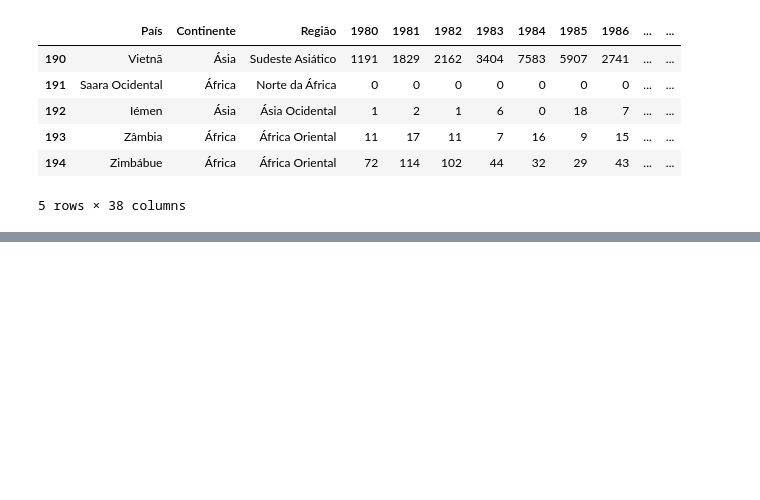
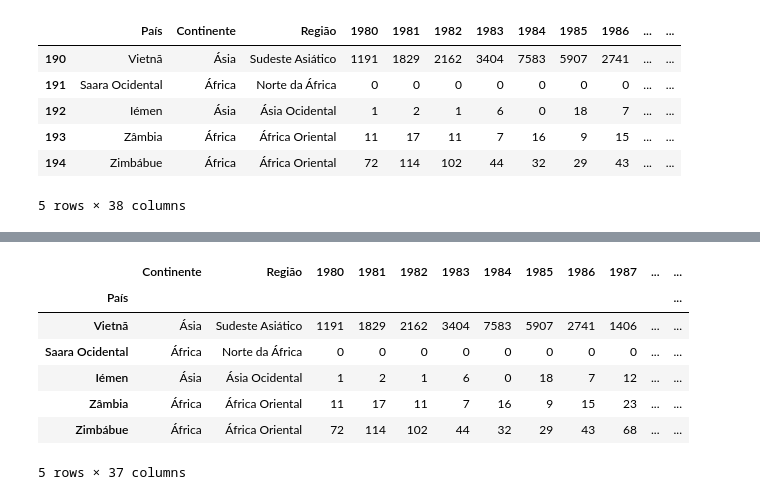
Before and after one commit to Murilosxv/ATIV.-IABD, a Jupyter notebook: aula04.ipynb, the cells around one changed output, grey strips where cells are left out. Drawn from its saved outputs; the diff is of its cells as text; code cells hidden in the pictures; blank space fills up the shorter version.

```diff
--- a/aula04.ipynb
+++ b/aula04.ipynb
@@ -15,0 +49,12 @@ dados.tail()
+# %%
+anos
+dados.tail(5)
+# %% [output]
+|  | Continente | Região | 1980 | 1981 | 1982 | 1983 | 1984 | 1985 | 1986 | 1987 | ... | ... |
+| País |  |  |  |  |  |  |  |  |  |  |  | ... |
+| Vietnã | Ásia | Sudeste Asiático | 1191 | 1829 | 2162 | 3404 | 7583 | 5907 | 2741 | 1406 | ... | ... |
+| Saara Ocidental | África | Norte da África | 0 | 0 | 0 | 0 | 0 | 0 | 0 | 0 | ... | ... |
+| Iémen | Ásia | Ásia Ocidental | 1 | 2 | 1 | 6 | 0 | 18 | 7 | 12 | ... | ... |
+| Zâmbia | África | África Oriental | 11 | 17 | 11 | 7 | 16 | 9 | 15 | 23 | ... | ... |
+| Zimbábue | África | África Oriental | 72 | 114 | 102 | 44 | 32 | 29 | 43 | 68 | ... | ... |
+5 rows × 37 columns
```
Also changed, not shown: parts of 9 cells of this notebook.
